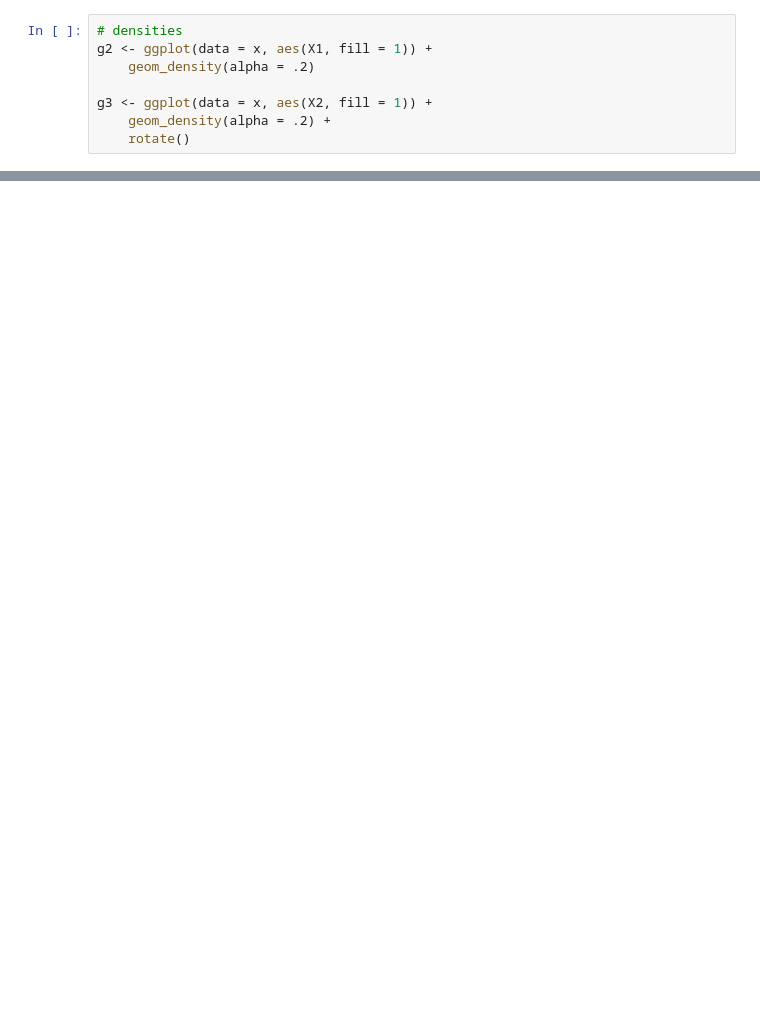
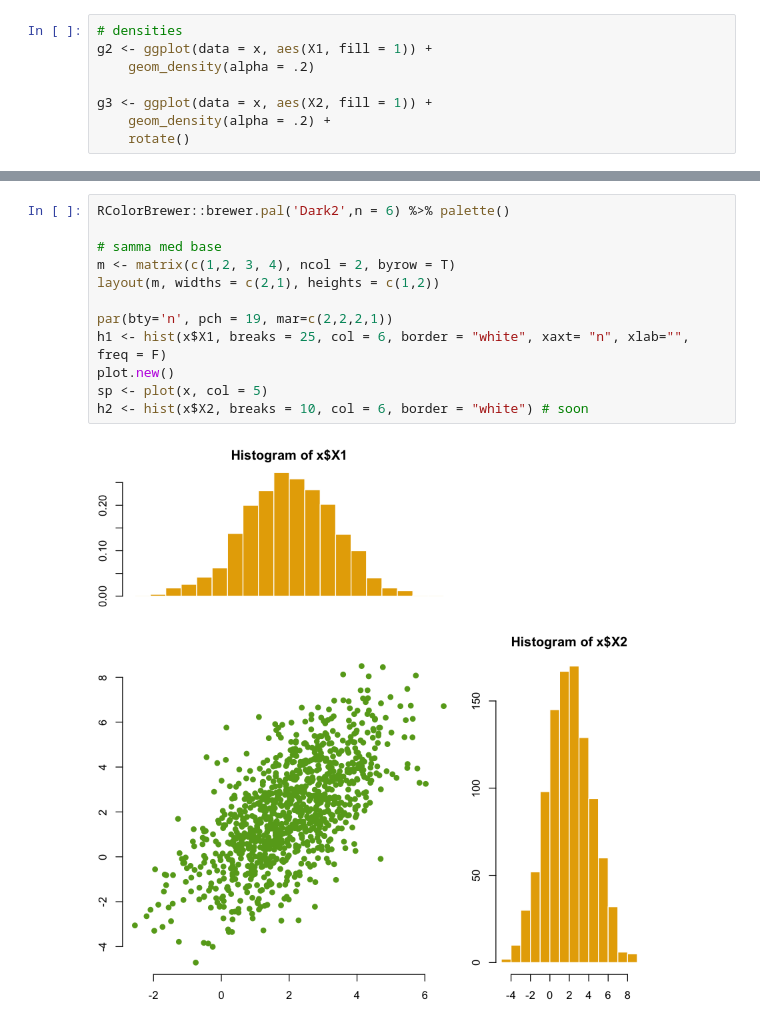
Before and after one commit to emmakamarainen/beautiful-plots, a Jupyter notebook: pretty multivariate normal.ipynb, the cells around one changed output, grey strips where cells are left out. Saved outputs shown, nothing was run; the diff lists cells and outputs as text; blank space fills up the shorter version.

Commit message:
addunfinished  base version

```diff
--- a/pretty multivariate normal.ipynb
+++ b/pretty multivariate normal.ipynb
@@ -48,0 +49,14 @@ ggarrange(g2, NULL, g, g3,
+# %%
+RColorBrewer::brewer.pal('Dark2',n = 6) %>% palette()
+
+# samma med base
+m <- matrix(c(1,2, 3, 4), ncol = 2, byrow = T)
+layout(m, widths = c(2,1), heights = c(1,2))
+
+par(bty='n', pch = 19, mar=c(2,2,2,1))
+h1 <- hist(x$X1, breaks = 25, col = 6, border = "white", xaxt= "n", xlab="", freq = F)
+plot.new()
+sp <- plot(x, col = 5)
+h2 <- hist(x$X2, breaks = 10, col = 6, border = "white") # soon
+# %% [output]
+[figure, added]
```
Also changed, not shown: parts of 4 cells of this notebook.
